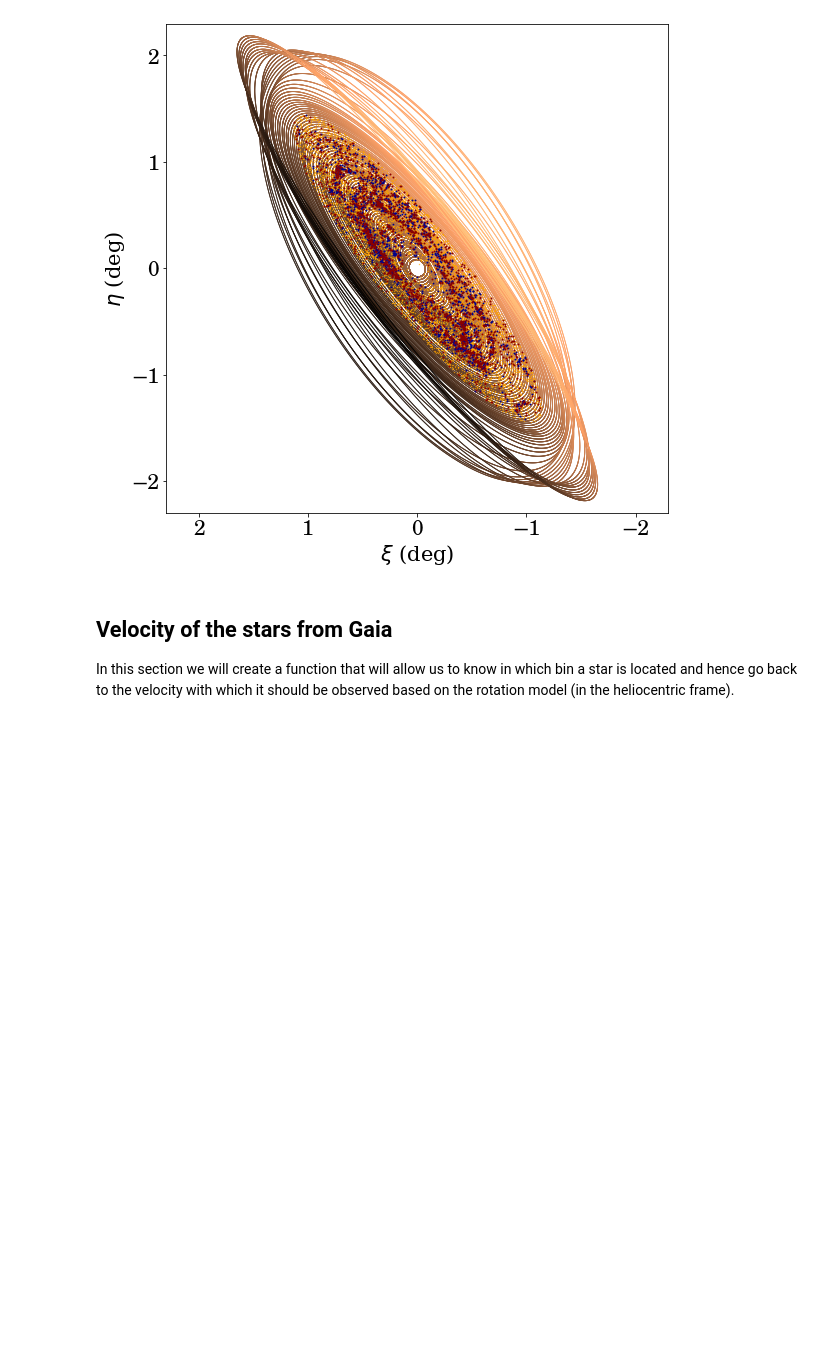
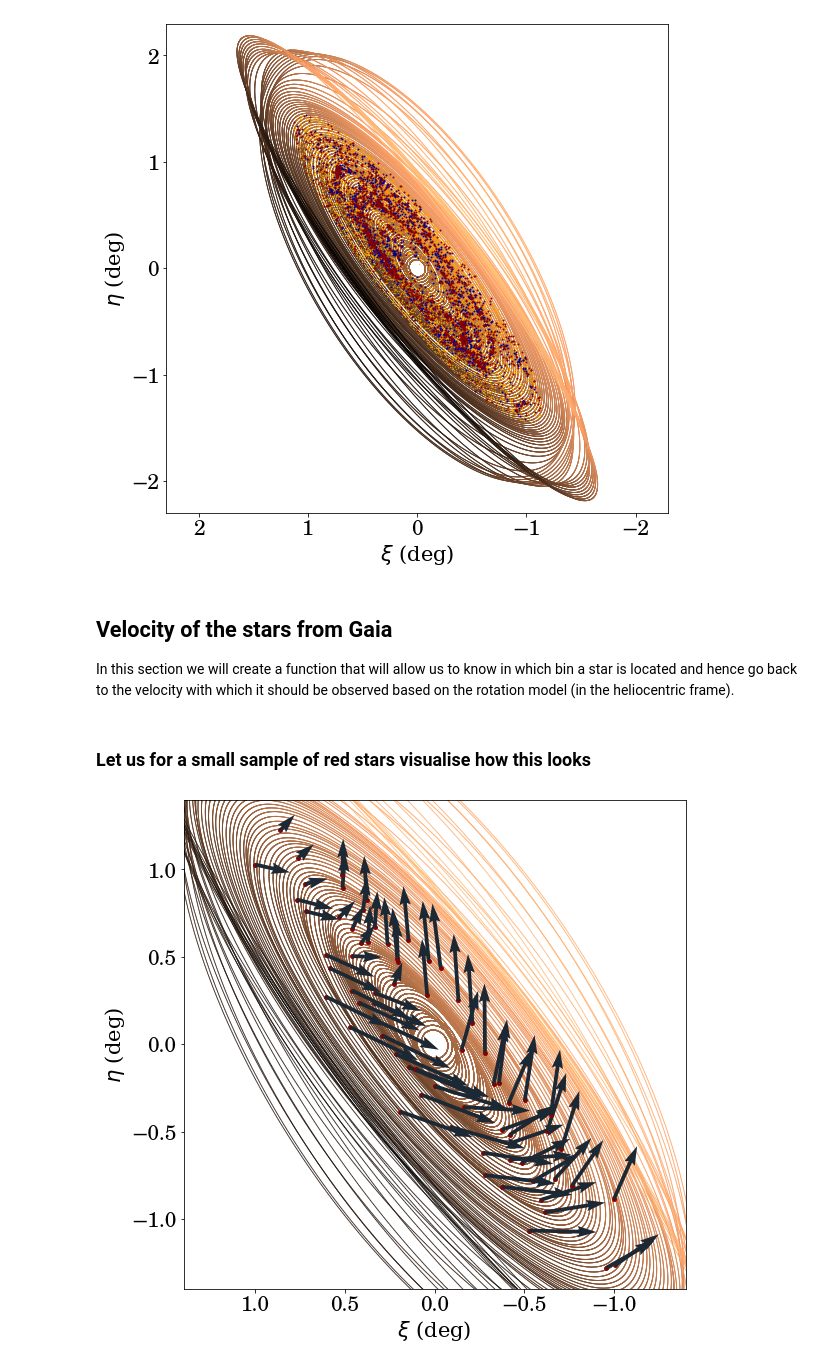
Before and after one commit to SamuelLimbo/AndromedaProperMotion, a Jupyter notebook: Likelihood.ipynb, the cells around one changed output. Drawn from its saved outputs; the diff is of its cells as text; code cells hidden in the pictures; blank space fills up the shorter version.

```diff
--- a/Likelihood.ipynb
+++ b/Likelihood.ipynb
@@ -133,11 +133,34 @@ def FindBin(x, y, x_intervals, y_intervals, vel):
     pm_dec = (vel[count][1]*YrToSec)/(RadDist*4.84814E-12)
 
     return pm_ra, pm_dec
+# %% [markdown]
+### Let us for a small sample of red stars visualise how this looks
 # %%
-pa_model = []
-pd_model = []
+pa_model_test = []
+pd_model_test = []
 
-for i in range(len(x_All)):
-    sgf = FindBin(x_All[i], y_All[i], xb, yb, vb)
-    pa_model.append(sgf[0])
-    pd_model.append(sgf[1])
+for i in range(len(x_Red)):
+    sgf = FindBin(x_Red[i], y_Red[i], xb, yb, vb)
+    pa_model_test.append(sgf[0])
+    pd_model_test.append(sgf[1])
+# %%
+plt.figure(figsize=(9, 9))
+plt.scatter(x_model, y_model, c=z_model, cmap='copper', s=1, linewidth=0)
+
+for i in range(len(x_Red)):
+    if i % 2 == 0:
+        if i % 3 == 0:
+            if i %5 == 0:
+                plt.scatter(x_Red[i], y_Red[i], s=15, color='darkred')
+                plt.quiver(x_Red[i], y_Red[i], pa_model_test[i]*0.005, pd_model_test[i]*0.005, angles='xy', scale_units='xy', scale=1, color='#1c2833')
+
+plt.xlabel(r'$\xi$ (deg)', fontname = 'Serif', size = 21)
+plt.ylabel(r'$\eta$ (deg)', fontname = 'Serif', size = 21)
+plt.xlim(-1.4, 1.4)
+plt.ylim(-1.4, 1.4)
+plt.xticks(fontsize = 21)
+plt.yticks(fontsize = 21)
+plt.gca().invert_xaxis()
+plt.show()
+# %% [output]
+[figure, added]
```
Also changed, not shown: parts of 1 cell of this notebook.
